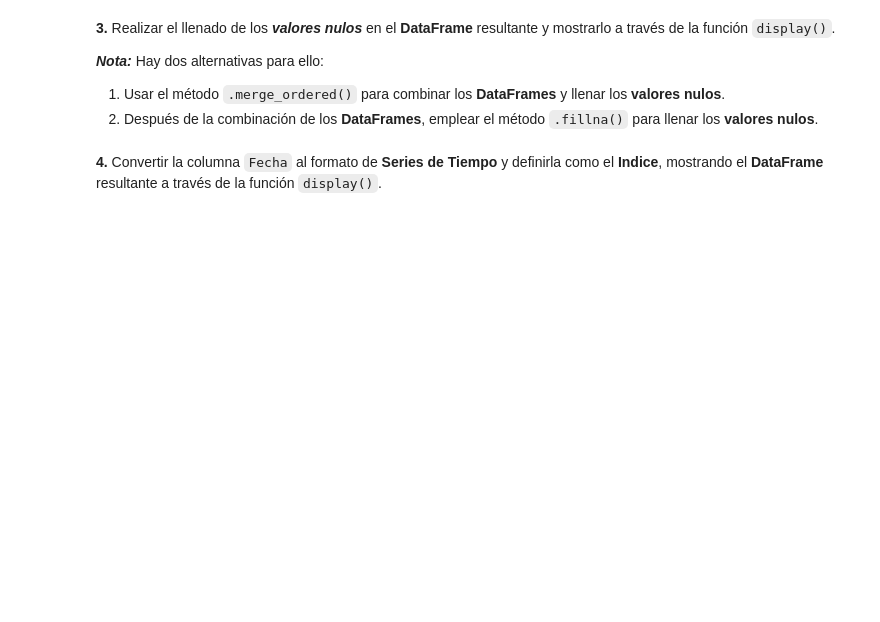
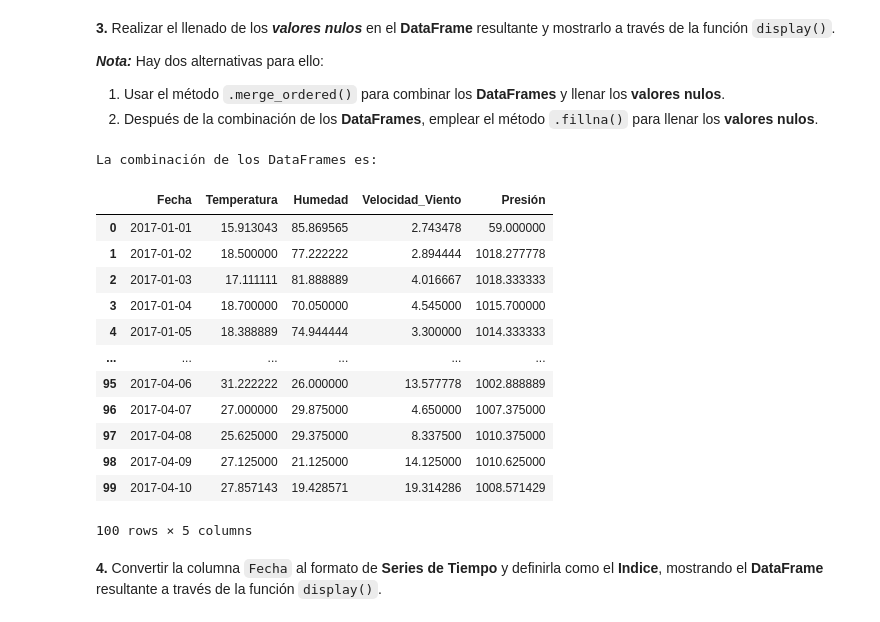
Before and after one commit to Santiago-CS/PAD2026, a Jupyter notebook: Ejercicios/06 - Combinacion de DataFrames/06 - Combinacion de DataFrames/06_Ejercicio.ipynb, the cells around one changed output. Saved outputs shown, nothing was run; the diff lists cells and outputs as text; code cells hidden in the pictures; blank space fills up the shorter version.

```diff
--- a/Ejercicios/06 - Combinacion de DataFrames/06 - Combinacion de DataFrames/06_Ejercicio.ipynb
+++ b/Ejercicios/06 - Combinacion de DataFrames/06 - Combinacion de DataFrames/06_Ejercicio.ipynb
@@ -52,6 +107,29 @@ Para este ejercicio, se deben realizar el proceso de análisis por medio de los
 2. Después de la combinación de los **DataFrames**, emplear el método `.fillna()` para llenar los **valores nulos**.
 # %%
 # Código del Reactivo 3
+comb_df = pd.merge_ordered(th_df, vp_df,
+                           how = 'outer',
+                           fill_method = 'ffill',
+                           on = 'Fecha')
+
+#Impresión de los Resultados
+print("La combinación de los DataFrames es:")
+comb_df
+# %% [output]
+La combinación de los DataFrames es:
+|  | Fecha | Temperatura | Humedad | Velocidad_Viento | Presión |
+| 0 | 2017-01-01 | 15.913043 | 85.869565 | 2.743478 | 59.000000 |
+| 1 | 2017-01-02 | 18.500000 | 77.222222 | 2.894444 | 1018.277778 |
+| 2 | 2017-01-03 | 17.111111 | 81.888889 | 4.016667 | 1018.333333 |
+| 3 | 2017-01-04 | 18.700000 | 70.050000 | 4.545000 | 1015.700000 |
+| 4 | 2017-01-05 | 18.388889 | 74.944444 | 3.300000 | 1014.333333 |
+| ... | ... | ... | ... | ... | ... |
+| 95 | 2017-04-06 | 31.222222 | 26.000000 | 13.577778 | 1002.888889 |
+| 96 | 2017-04-07 | 27.000000 | 29.875000 | 4.650000 | 1007.375000 |
+| 97 | 2017-04-08 | 25.625000 | 29.375000 | 8.337500 | 1010.375000 |
+| 98 | 2017-04-09 | 27.125000 | 21.125000 | 14.125000 | 1010.625000 |
+| 99 | 2017-04-10 | 27.857143 | 19.428571 | 19.314286 | 1008.571429 |
+100 rows × 5 columns
 # %% [markdown]
 **4.** Convertir la columna `Fecha` al formato de **Series de Tiempo** y definirla como el **Indice**, mostrando el **DataFrame** resultante a través de la función `display()`.
 # %%
```
Also changed, not shown: parts of 5 cells of this notebook.
